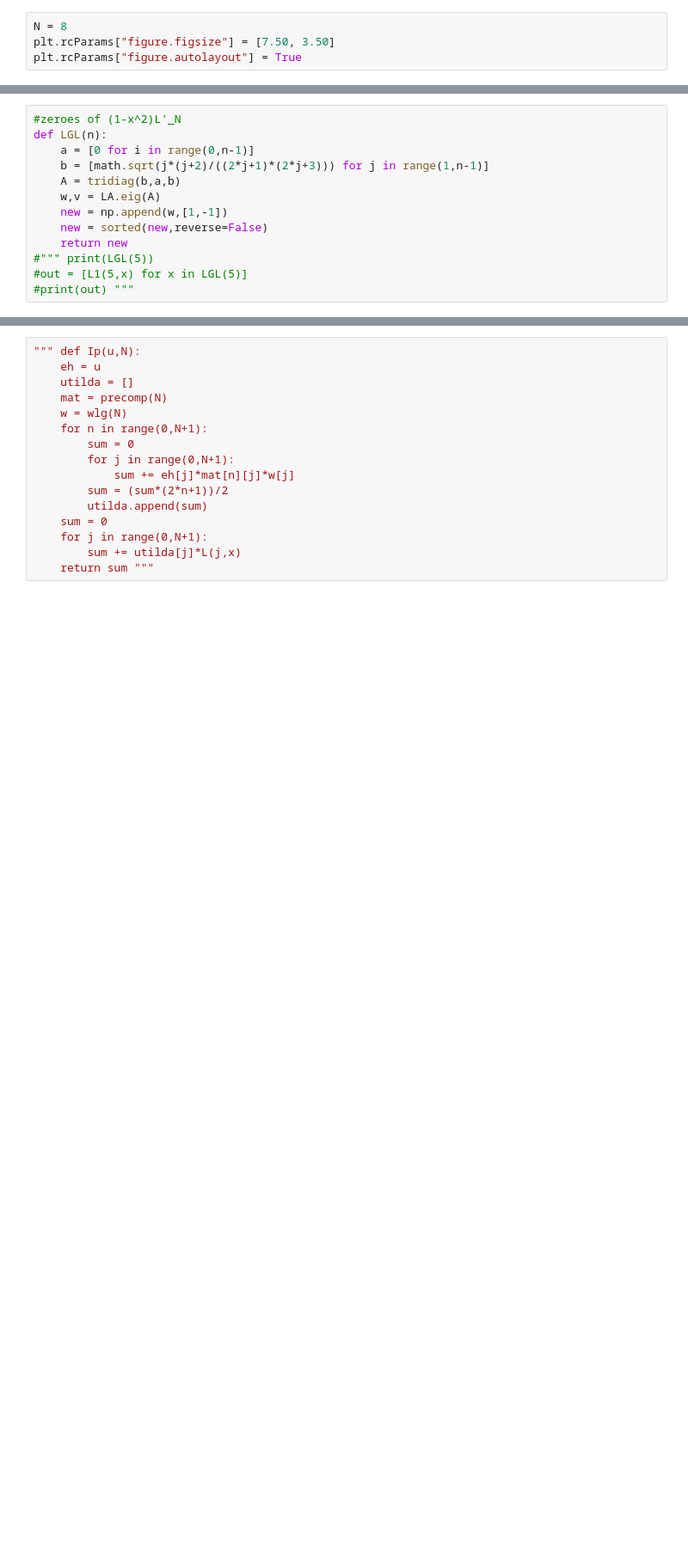
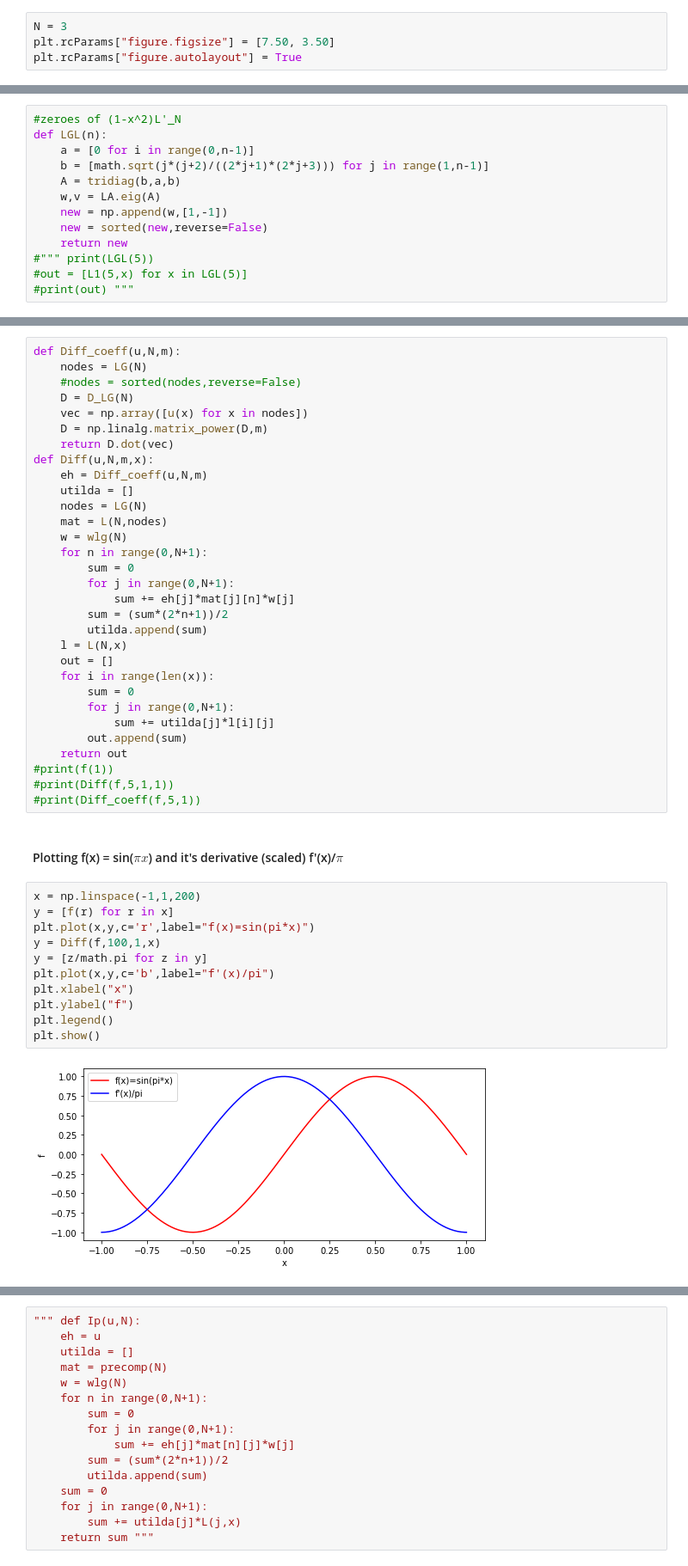
Before and after one commit to VinamrJain/Orthogonal-Transforms, a Jupyter notebook: legendre.ipynb, the cells around one changed output, grey strips where cells are left out. Shown at 86% size. Cells and saved outputs as stored; diff of their text form; blank space fills up the shorter version.

```diff
--- a/legendre.ipynb
+++ b/legendre.ipynb
@@ -5,7 +5,7 @@ import math
 from numpy import linalg as LA
 #import sp.sparse as sp
 # %%
-N = 8
+N = 3
 plt.rcParams["figure.figsize"] = [7.50, 3.50]
 plt.rcParams["figure.autolayout"] = True
 # %%
@@ -333,0 +476,46 @@ plt.show()
+# %%
+def Diff_coeff(u,N,m):
+    nodes = LG(N)
+    #nodes = sorted(nodes,reverse=False)
+    D = D_LG(N)
+    vec = np.array([u(x) for x in nodes])
+    D = np.linalg.matrix_power(D,m)
+    return D.dot(vec)
+def Diff(u,N,m,x):
+    eh = Diff_coeff(u,N,m)
+    utilda = []
+    nodes = LG(N)
+    mat = L(N,nodes)
+    w = wlg(N)
+    for n in range(0,N+1):
+        sum = 0
+        for j in range(0,N+1):
+            sum += eh[j]*mat[j][n]*w[j]
+        sum = (sum*(2*n+1))/2
+        utilda.append(sum)
+    l = L(N,x)
+    out = []
+    for i in range(len(x)):
+        sum = 0
+        for j in range(0,N+1):
+            sum += utilda[j]*l[i][j]
+        out.append(sum)
+    return out
+#print(f(1))
+#print(Diff(f,5,1,1))
+#print(Diff_coeff(f,5,1))
+# %% [markdown]
+#### Plotting f(x) = sin($\pi x$) and it's derivative (scaled) f'(x)/$\pi$ ####
+# %%
+x = np.linspace(-1,1,200)
+y = [f(r) for r in x]
+plt.plot(x,y,c='r',label="f(x)=sin(pi*x)")
+y = Diff(f,100,1,x)
+y = [z/math.pi for z in y]
+plt.plot(x,y,c='b',label="f'(x)/pi")
+plt.xlabel("x")
+plt.ylabel("f")
+plt.legend()
+plt.show()
+# %% [output]
+[figure, added]
```
Also changed, not shown: parts of 49 cells of this notebook.
